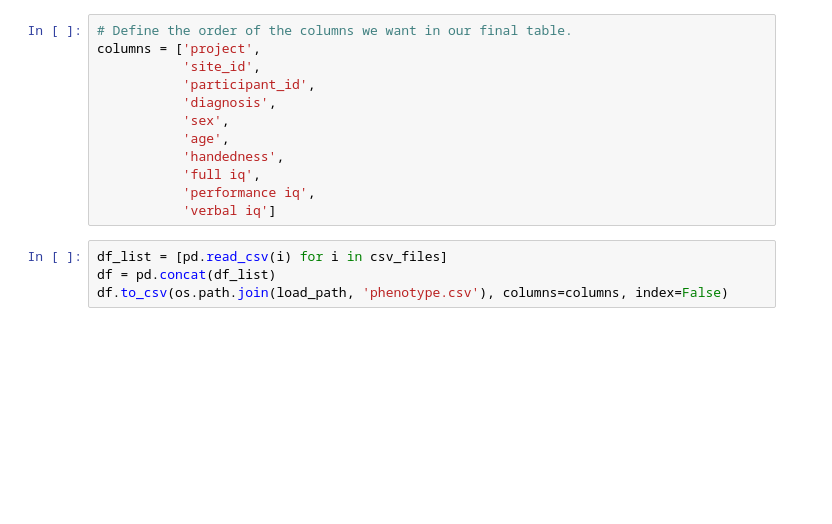
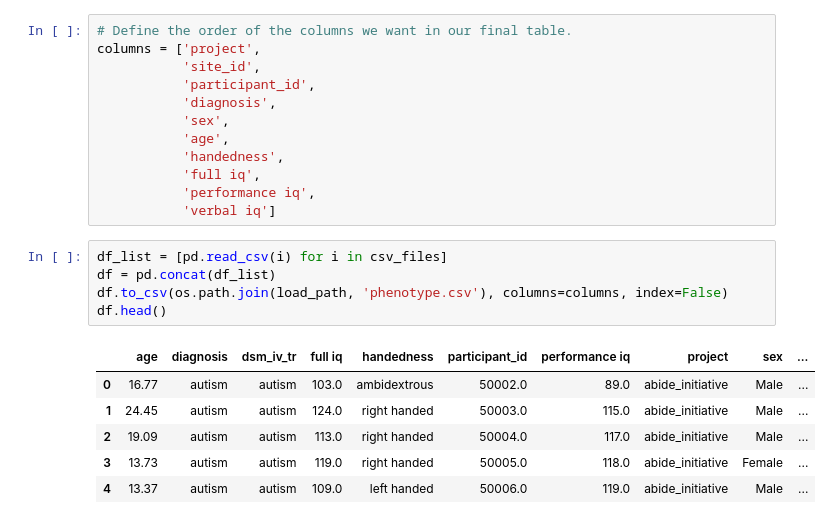
Before and after one commit to OpenNeuroLab/metasearch, a Jupyter notebook: crawler/load/Load.ipynb, the cells around one changed output. Drawn from its saved outputs; the diff is of its cells as text; blank space fills up the shorter version.

```diff
--- a/crawler/load/Load.ipynb
+++ b/crawler/load/Load.ipynb
@@ -31,4 +31,12 @@ columns = ['project',
 # %%
 df_list = [pd.read_csv(i) for i in csv_files]
 df = pd.concat(df_list)
 df.to_csv(os.path.join(load_path, 'phenotype.csv'), columns=columns, index=False)
+df.head()
+# %% [output]
+|  | age | diagnosis | dsm_iv_tr | full iq | handedness | participant_id | performance iq | project | sex | ... |
+| 0 | 16.77 | autism | autism | 103.0 | ambidextrous | 50002.0 | 89.0 | abide_initiative | Male | ... |
+| 1 | 24.45 | autism | autism | 124.0 | right handed | 50003.0 | 115.0 | abide_initiative | Male | ... |
+| 2 | 19.09 | autism | autism | 113.0 | right handed | 50004.0 | 117.0 | abide_initiative | Male | ... |
+| 3 | 13.73 | autism | autism | 119.0 | right handed | 50005.0 | 118.0 | abide_initiative | Female | ... |
+| 4 | 13.37 | autism | autism | 109.0 | left handed | 50006.0 | 119.0 | abide_initiative | Male | ... |
```
Also changed, not shown: parts of 1 cell of this notebook, 2 other files.
